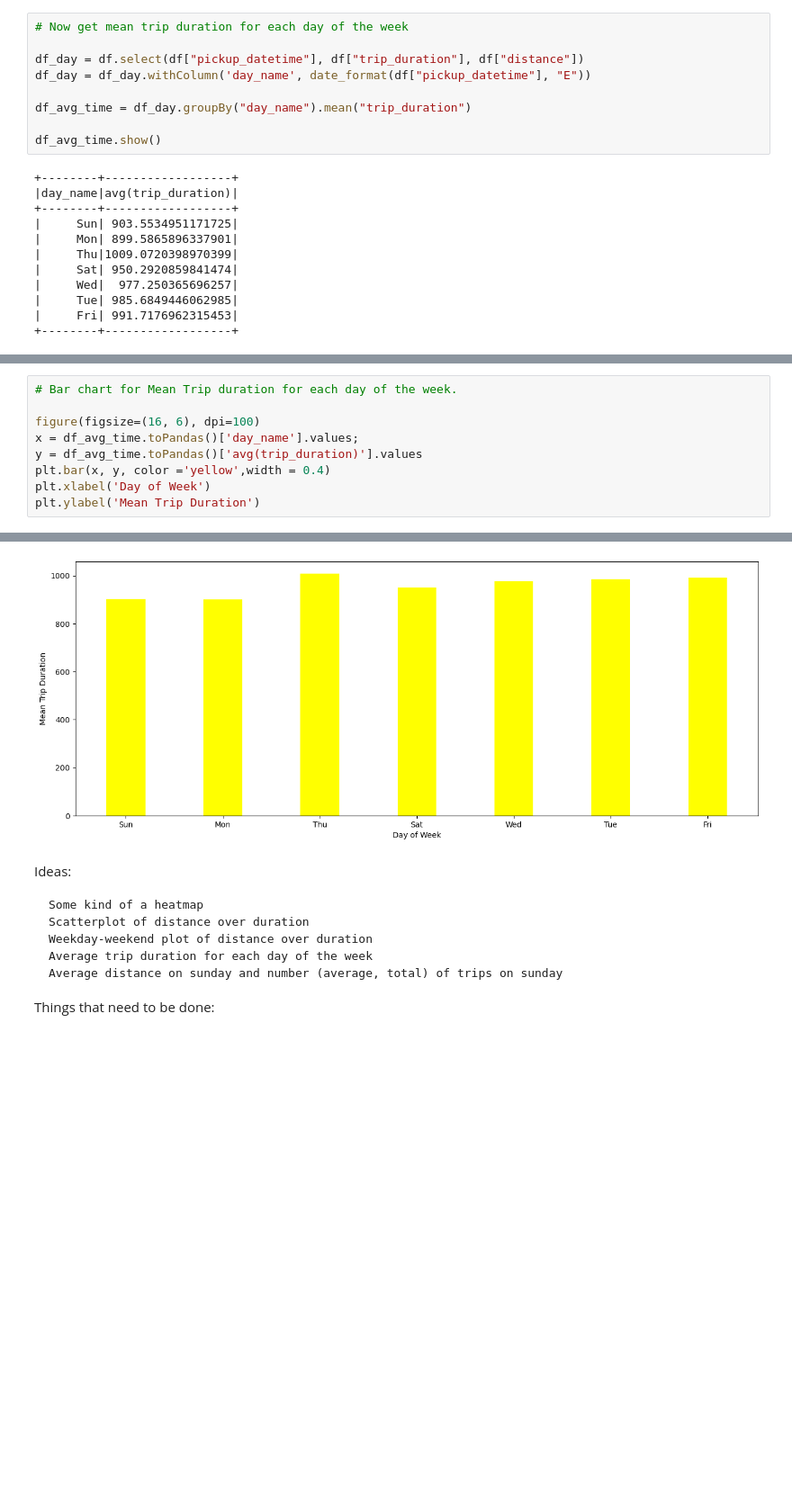
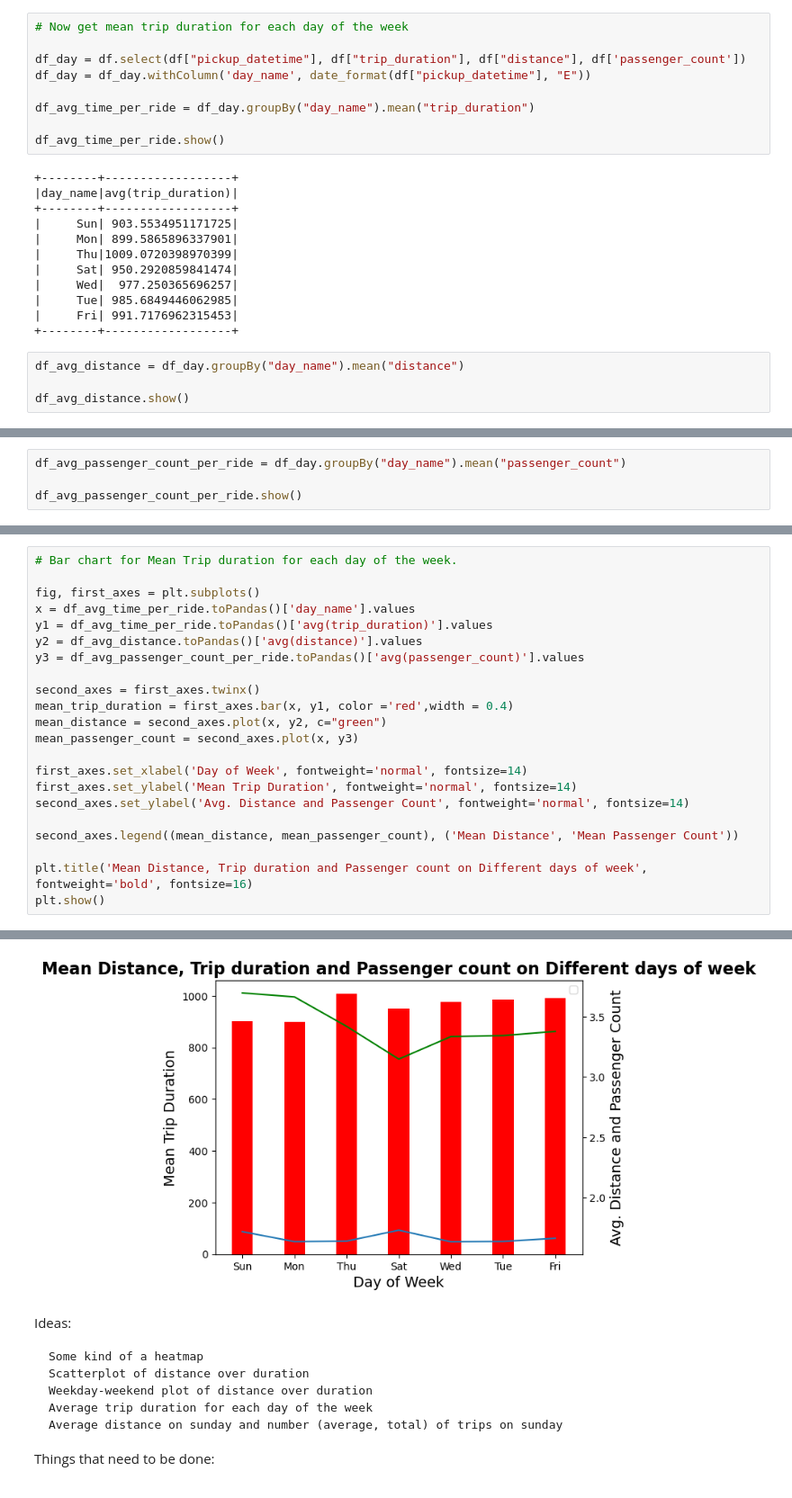
Before and after one commit to adam-25/NYC-taxi-Trip-duration-BigData-Analysis, a Jupyter notebook: SENG_550_Project.ipynb, the cells around one changed output, grey strips where cells are left out. Shown at 90% size. Saved outputs shown, nothing was run; the diff lists cells and outputs as text; blank space fills up the shorter version.

Commit message:
added new visualization

```diff
--- a/SENG_550_Project.ipynb
+++ b/SENG_550_Project.ipynb
@@ -278,12 +278,12 @@ Text(0, 0.5, 'log time')
 # %%
 # Now get mean trip duration for each day of the week
 
-df_day = df.select(df["pickup_datetime"], df["trip_duration"], df["distance"])
+df_day = df.select(df["pickup_datetime"], df["trip_duration"], df["distance"], df['passenger_count'])
 df_day = df_day.withColumn('day_name', date_format(df["pickup_datetime"], "E"))
 
-df_avg_time = df_day.groupBy("day_name").mean("trip_duration")
+df_avg_time_per_ride = df_day.groupBy("day_name").mean("trip_duration")
 
-df_avg_time.show()
+df_avg_time_per_ride.show()
 # %% [output]
 +--------+------------------+
 |day_name|avg(trip_duration)|
@@ -296,3 +296,7 @@ df_avg_time.show()
 |     Tue| 985.6849446062985|
 |     Fri| 991.7176962315453|
 +--------+------------------+
+# %%
+df_avg_distance = df_day.groupBy("day_name").mean("distance")
+
+df_avg_distance.show()
@@ -298,0 +315,4 @@ df_avg_time.show()
+# %%
+df_avg_passenger_count_per_ride = df_day.groupBy("day_name").mean("passenger_count")
+
+df_avg_passenger_count_per_ride.show()
@@ -299,10 +331,23 @@ df_avg_time.show()
 # %%
 # Bar chart for Mean Trip duration for each day of the week.
 
-figure(figsize=(16, 6), dpi=100)
-x = df_avg_time.toPandas()['day_name'].values;
-y = df_avg_time.toPandas()['avg(trip_duration)'].values
-plt.bar(x, y, color ='yellow',width = 0.4)
-plt.xlabel('Day of Week')
-plt.ylabel('Mean Trip Duration')
+fig, first_axes = plt.subplots()
+x = df_avg_time_per_ride.toPandas()['day_name'].values
+y1 = df_avg_time_per_ride.toPandas()['avg(trip_duration)'].values
+y2 = df_avg_distance.toPandas()['avg(distance)'].values
+y3 = df_avg_passenger_count_per_ride.toPandas()['avg(passenger_count)'].values
+
+second_axes = first_axes.twinx()
+mean_trip_duration = first_axes.bar(x, y1, color ='red',width = 0.4)
+mean_distance = second_axes.plot(x, y2, c="green")
+mean_passenger_count = second_axes.plot(x, y3)
+
+first_axes.set_xlabel('Day of Week', fontweight='normal', fontsize=14)
+first_axes.set_ylabel('Mean Trip Duration', fontweight='normal', fontsize=14)
+second_axes.set_ylabel('Avg. Distance and Passenger Count', fontweight='normal', fontsize=14)
+
+second_axes.legend((mean_distance, mean_passenger_count), ('Mean Distance', 'Mean Passenger Count'))
+
+plt.title('Mean Distance, Trip duration and Passenger count on Different days of week', fontweight='bold', fontsize=16)
+plt.show()
 # %% [output]
@@ -310,4 +354,4 @@ Text(0, 0.5, 'Mean Trip Duration')
-[figure, old version]
+[figure, new version]
 # %% [markdown]
 Ideas:
 
```
Also changed, not shown: parts of 6 cells of this notebook.
